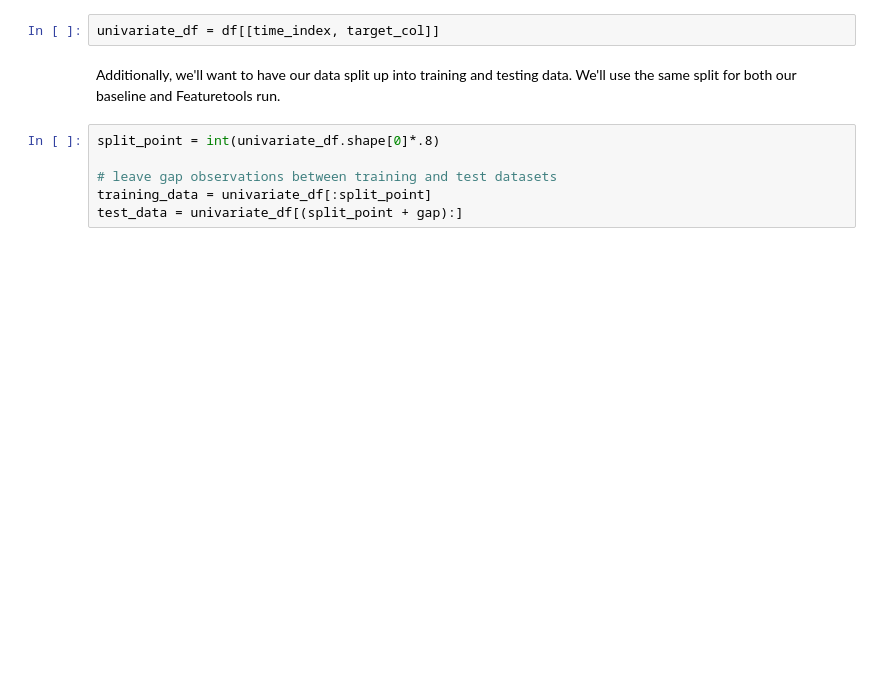
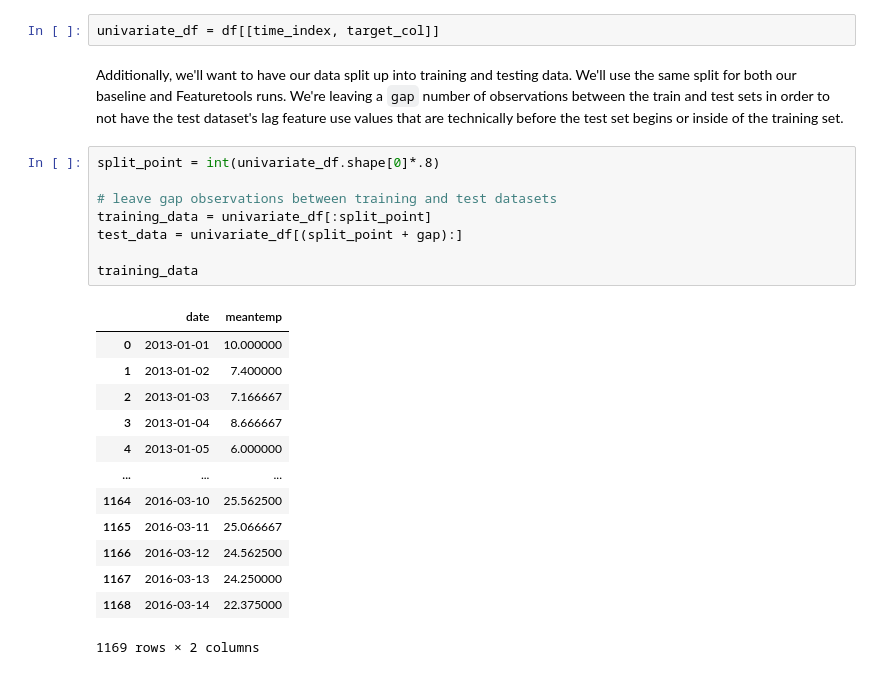
Before and after one commit to alteryx/open_source_demos, a Jupyter notebook: predict-daily-temperature/Temperature-Demo.ipynb, the cells around one changed output. Saved outputs shown, nothing was run; the diff lists cells and outputs as text; blank space fills up the shorter version.

```diff
--- a/predict-daily-temperature/Temperature-Demo.ipynb
+++ b/predict-daily-temperature/Temperature-Demo.ipynb
@@ -82,14 +101,30 @@ forecast_horizon = 5
 Since we do not want to complicate the solition by performing multivariate time series modeling, we'll only use the time index column and target column for the rest of this demo.
 # %%
 univariate_df = df[[time_index, target_col]]
-# %% [markdown]
-Additionally, we'll want to have our data split up into training and testing data. We'll use the same split for both our baseline and Featuretools run.
-# %%
-split_point = int(univariate_df.shape[0]*.8)
-
-# leave gap observations between training and test datasets
-training_data = univariate_df[:split_point]
-test_data = univariate_df[(split_point + gap):]
+# %% [markdown]
+Additionally, we'll want to have our data split up into training and testing data. We'll use the same split for both our baseline and Featuretools runs. We're leaving a `gap` number of observations between the train and test sets in order to not have the test dataset's lag feature use values that are technically before the test set begins or inside of the training set.
+# %%
+split_point = int(univariate_df.shape[0]*.8)
+
+# leave gap observations between training and test datasets
+training_data = univariate_df[:split_point]
+test_data = univariate_df[(split_point + gap):]
+
+training_data
+# %% [output]
+|  | date | meantemp |
+| 0 | 2013-01-01 | 10.000000 |
+| 1 | 2013-01-02 | 7.400000 |
+| 2 | 2013-01-03 | 7.166667 |
+| 3 | 2013-01-04 | 8.666667 |
+| 4 | 2013-01-05 | 6.000000 |
+| ... | ... | ... |
+| 1164 | 2016-03-10 | 25.562500 |
+| 1165 | 2016-03-11 | 25.066667 |
+| 1166 | 2016-03-12 | 24.562500 |
+| 1167 | 2016-03-13 | 24.250000 |
+| 1168 | 2016-03-14 | 22.375000 |
+1169 rows × 2 columns
 # %% [markdown]
 # Baseline Run
 
```
Also changed, not shown: parts of 40 cells of this notebook.
